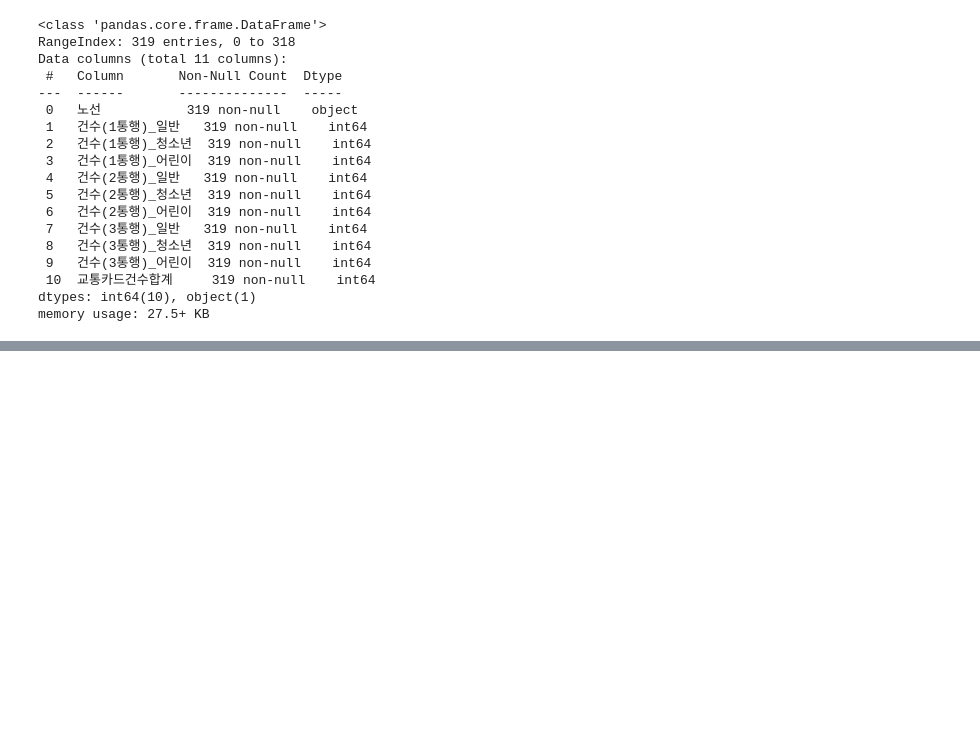
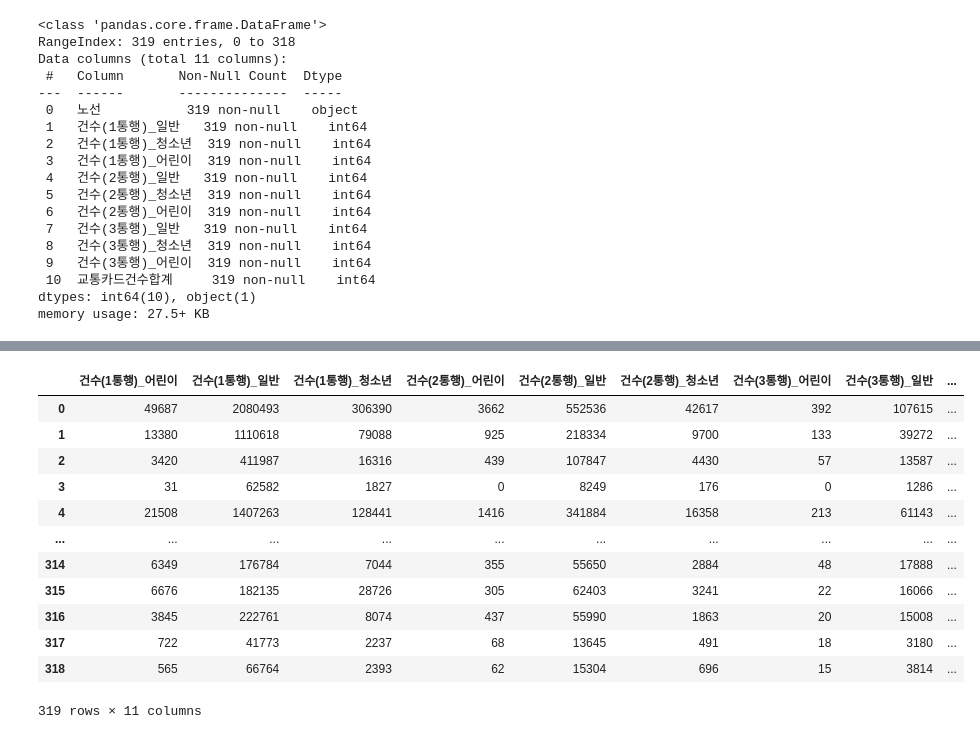
Before and after one commit to eunjoengme/bigdata-python-20230616, a Jupyter notebook: Day06/py32_pandas_io.ipynb, the cells around one changed output, grey strips where cells are left out. Drawn from its saved outputs; the diff is of its cells as text; code cells hidden in the pictures; blank space fills up the shorter version.

```diff
--- a/Day06/py32_pandas_io.ipynb
+++ b/Day06/py32_pandas_io.ipynb
@@ -220,0 +276,16 @@ df2.describe()
+# %%
+df2.sort_index(axis=1, ascending=True) #컬럼 이름 오름차순 정렬
+# %% [output]
+|  | 건수(1통행)_어린이 | 건수(1통행)_일반 | 건수(1통행)_청소년 | 건수(2통행)_어린이 | 건수(2통행)_일반 | 건수(2통행)_청소년 | 건수(3통행)_어린이 | 건수(3통행)_일반 | ... |
+| 0 | 49687 | 2080493 | 306390 | 3662 | 552536 | 42617 | 392 | 107615 | ... |
+| 1 | 13380 | 1110618 | 79088 | 925 | 218334 | 9700 | 133 | 39272 | ... |
+| 2 | 3420 | 411987 | 16316 | 439 | 107847 | 4430 | 57 | 13587 | ... |
+| 3 | 31 | 62582 | 1827 | 0 | 8249 | 176 | 0 | 1286 | ... |
+| 4 | 21508 | 1407263 | 128441 | 1416 | 341884 | 16358 | 213 | 61143 | ... |
+| ... | ... | ... | ... | ... | ... | ... | ... | ... | ... |
+| 314 | 6349 | 176784 | 7044 | 355 | 55650 | 2884 | 48 | 17888 | ... |
+| 315 | 6676 | 182135 | 28726 | 305 | 62403 | 3241 | 22 | 16066 | ... |
+| 316 | 3845 | 222761 | 8074 | 437 | 55990 | 1863 | 20 | 15008 | ... |
+| 317 | 722 | 41773 | 2237 | 68 | 13645 | 491 | 18 | 3180 | ... |
+| 318 | 565 | 66764 | 2393 | 62 | 15304 | 696 | 15 | 3814 | ... |
+319 rows × 11 columns
```
Also changed, not shown: parts of 33 cells of this notebook, 1 other file.
